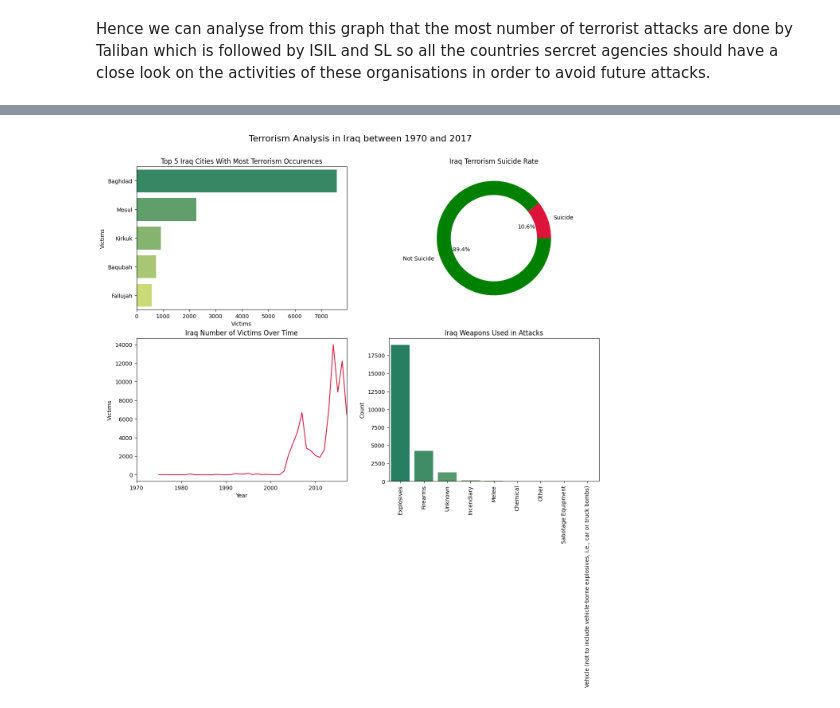
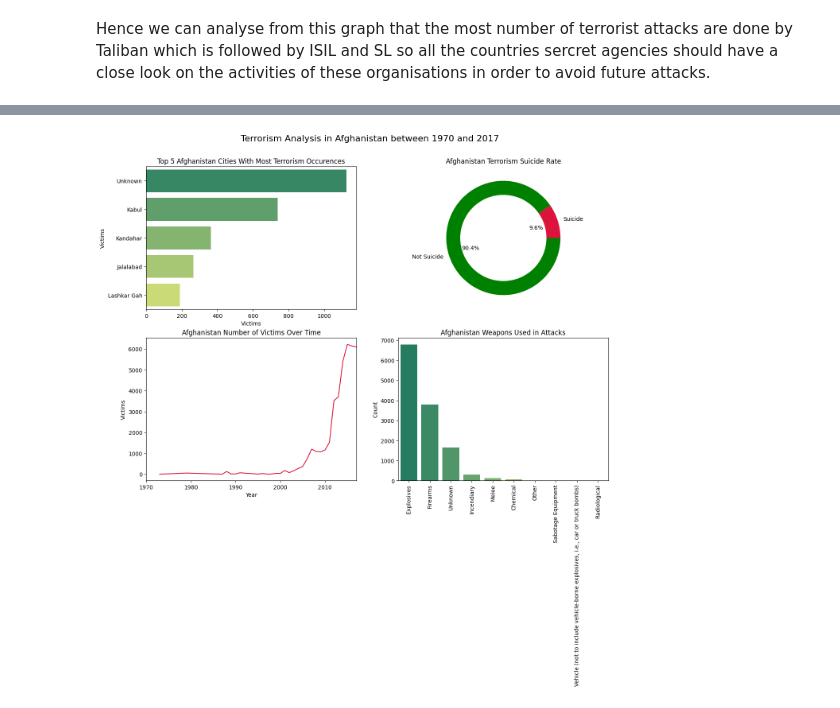
Before and after one commit to rajputvishwesh/Team-Notebook-Capstone-Project-, a Jupyter notebook: GTA_CAPSTONE_PROJECT(TEAM_NOTEBOOK).ipynb, the cells around one changed output, grey strips where cells are left out. Saved outputs shown, nothing was run; the diff lists cells and outputs as text; code cells hidden in the pictures.

```diff
--- a/GTA_CAPSTONE_PROJECT(TEAM_NOTEBOOK).ipynb
+++ b/GTA_CAPSTONE_PROJECT(TEAM_NOTEBOOK).ipynb
@@ -232,9 +281,3 @@ We can Analyse from this graph that the most vulnerable countries to terrorist a
 We can also analyse that nearly no country is left from these attacks Pakistan which is blamed everytime for giving shelter to the terrorists is also not spared by these attacks so we can say that Terrorism is not good for any country .
 # %% [markdown]
 ## **Number of attacks by Type of Organisation**
-# %%
-v_=plt.rcParams['figure.figsize'] = 16,12
-v_=sns.countplot(y='Group',data=gta_df,order = gta_df['Group'].value_counts().index[1:50])
-# plt.yticks(rotation = 75)
-v_.set_ylabel('Terrorist Organisation',fontsize=18)
-v_.set_title('Number of Attacks',fontsize=20);
@@ -242,0 +284,12 @@ v_.set_title('Number of Attacks',fontsize=20);
+# %%
+# Set the size of the plot and create a bar chart showing the number of attacks by terrorist group
+plt.rcParams['figure.figsize'] = 16,12
+top_groups = gta_df['Group'].value_counts()[1:50]
+group_plot = sns.countplot(y='Group', data=gta_df, order=top_groups.index)
+
+# Add axis labels and a title to the plot
+group_plot.set_ylabel('Terrorist Organization', fontsize=18)
+group_plot.set_title('Number of Attacks by Terrorist Group (Top 50)', fontsize=20)
+
+# Rotate the y-axis labels for better readability
+plt.yticks(rotation=0)
@@ -290,34 +377,45 @@ Iraq_weapon = Iraq.groupby(by='WeaponType',as_index=False).count().sort_values(b
 # %%
+#Preparing the data for analysis
+Afghanistan = gta_df[gta_df.Country == 'Afghanistan']
+Afghanistan_cities = Afghanistan.groupby(by='City',as_index=False).count().sort_values(by='eventid',ascending=False).iloc[:5,]
+
+Afghanistan_suicide_size = Afghanistan['suicide'].sum() / len(Afghanistan)
+labels = ['Suicide', 'Not Suicide']
+
+Afghanistan_year = Afghanistan.groupby(by='Year', as_index=False).sum().loc[:, ['Year', 'Killed']]
+
+Afghanistan_weapon = Afghanistan.groupby(by='WeaponType',as_index=False).count().sort_values(by='eventid',ascending=False).iloc[:,:2]
+
 fig, axs = plt.subplots(nrows=2, ncols=2, figsize=(15, 10))
 
 # Plot 1 - Top 5 terrorism cities
-sns.barplot(x='eventid', y='City', data=Iraq_cities, ci=None, ax=axs[0, 0],palette='summer')
-axs[0, 0].set_title(f'Top 5 Iraq Cities With Most Terrorism Occurences')
+sns.barplot(x='eventid', y='City', data=Afghanistan_cities, ci=None, ax=axs[0, 0],palette='summer')
+axs[0, 0].set_title(f'Top 5 Afghanistan Cities With Most Terrorism Occurences')
 axs[0, 0].set_ylabel('City')
 axs[0, 0].set_xlabel('Victims')
 
 # Plot 2 - Suicide Rate
 center_circle = plt.Circle((0,0), 0.75, color='white')
-axs[0, 1].pie((Iraq_suicide_size, 1-Iraq_suicide_size), labels=labels,colors=['crimson','green'] , autopct='%1.1f%%')
+axs[0, 1].pie((Afghanistan_suicide_size, 1-Afghanistan_suicide_size), labels=labels,colors=['crimson','green'] , autopct='%1.1f%%')
 axs[0, 1].add_artist(center_circle)
-axs[0, 1].set_title('Iraq Terrorism Suicide Rate')
+axs[0, 1].set_title('Afghanistan Terrorism Suicide Rate')
 axs[0, 0].set_ylabel('Victims')
 
 # Plot 3 - Victims through the years
-sns.lineplot(x='Year', y='Killed', data=Iraq_year, ax=axs[1, 0],color='crimson')
+sns.lineplot(x='Year', y='Killed', data=Afghanistan_year, ax=axs[1, 0],color='crimson')
 axs[1, 0].set_xlim([1970, 2017])
-axs[1, 0].set_title('Iraq Number of Victims Over Time')
+axs[1, 0].set_title('Afghanistan Number of Victims Over Time')
 axs[1, 0].set_ylabel('Victims')
 
 # Plot 4 - Terrorism Weapons
-sns.barplot(x='WeaponType', y='eventid', data=Iraq_weapon, ci=None, ax=axs[1, 1],palette='summer')
+sns.barplot(x='WeaponType', y='eventid', data=Afghanistan_weapon, ci=None, ax=axs[1, 1],palette='summer')
 axs[1, 1].set_xticklabels(axs[1, 1].get_xticklabels(), rotation=90)
 axs[1, 1].set_xlabel('')
 axs[1, 1].set_ylabel('Count')
-axs[1, 1].set_title('Iraq Weapons Used in Attacks')
+axs[1, 1].set_title('Afghanistan Weapons Used in Attacks')
 
-plt.suptitle('Terrorism Analysis in Iraq between 1970 and 2017', size=16)
+plt.suptitle('Terrorism Analysis in Afghanistan between 1970 and 2017', size=16)
 plt.subplots_adjust(top=0.90)
 plt.show()
 # %% [output]
-[figure, old version]
+[figure, new version]
```
Also changed, not shown: parts of 19 cells of this notebook.
